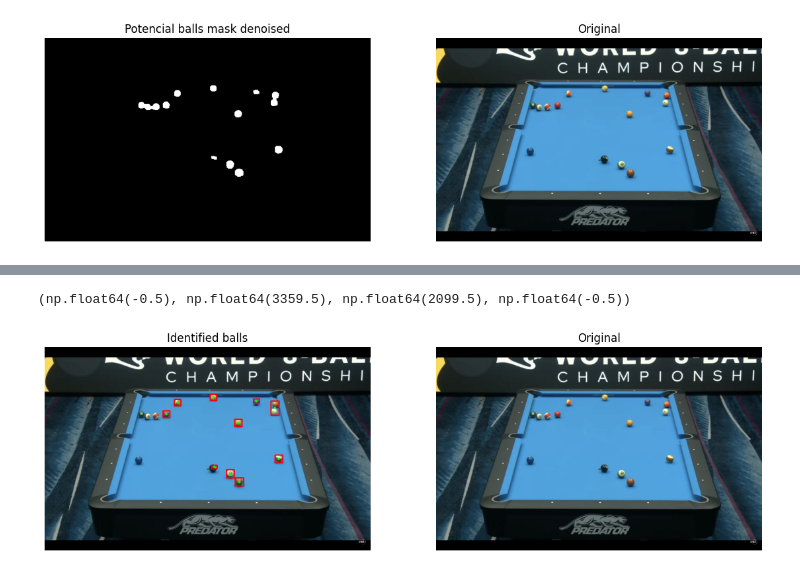
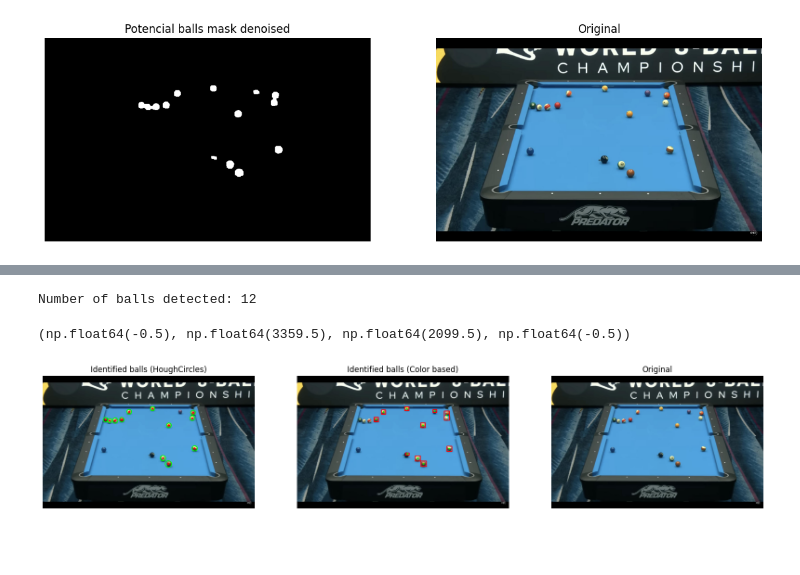
Before and after one commit to P-Silva1974746/CV_project, a Jupyter notebook: detect_balls.ipynb, the cells around one changed output, grey strips where cells are left out. Cells and saved outputs as stored; diff of their text form; code cells hidden in the pictures; blank space fills up the shorter version.

Commit message:
ADD: new ball detection approach Hough circles

```diff
--- a/detect_balls.ipynb
+++ b/detect_balls.ipynb
@@ -140,4 +165,14 @@ axarr[1].axis("off")
+# %%
+print(f"Number of balls detected: {circles.shape[1]}")
+# %% [output]
+Number of balls detected: 12
 # %%
+img_copy = cv2.imread(IMAGE_PATH)
+
+#resize
+height, width = img_copy.shape[:2]
+img_copy = cv2.resize(img_copy, (800, int(800 * height / width)))
+
 # find contours of the potential balls
 ball_contours, _ = cv2.findContours(potential_balls_mask, cv2.RETR_EXTERNAL, cv2.CHAIN_APPROX_SIMPLE)
 
@@ -157,23 +192,27 @@ for cnt in ball_contours:
                 x, y, w, h = cv2.boundingRect(cnt)
 
                 # Draw the bounding box on the original image
-                cv2.rectangle(img, (x, y), (x + w, y + h), (0, 0, 255), 2)
+                cv2.rectangle(img_copy, (x, y), (x + w, y + h), (0, 0, 255), 2)
 
                 # Optional: Draw the center point
                 center = (x + w//2, y + h//2)
-                cv2.circle(img, center, 3, (0, 255, 0), -1)
+                cv2.circle(img_copy, center, 3, (0, 255, 0), -1)
 # %%
-f, axarr = plt.subplots(1, 2, figsize=(14, 4))
+f, axarr = plt.subplots(1, 3, figsize=(20, 4))
 
 axarr[0].imshow(cv2.cvtColor(img, cv2.COLOR_BGR2RGB))
-axarr[0].set_title("Identified balls")
+axarr[0].set_title("Identified balls (HoughCircles)")
 axarr[0].axis("off")
 
 
 img_2 = cv2.imread(IMAGE_PATH)
-axarr[1].imshow(cv2.cvtColor(img_2, cv2.COLOR_BGR2RGB))
-axarr[1].set_title("Original")
+axarr[1].imshow(cv2.cvtColor(img_copy, cv2.COLOR_BGR2RGB))
+axarr[1].set_title("Identified balls (Color based)")
 axarr[1].axis("off")
+
+axarr[2].imshow(cv2.cvtColor(img_ori, cv2.COLOR_BGR2RGB))
+axarr[2].set_title("Original")
+axarr[2].axis("off")
 # %% [output]
 (np.float64(-0.5), np.float64(3359.5), np.float64(2099.5), np.float64(-0.5))
-[figure, old version]
+[figure, new version]
```
Also changed, not shown: parts of 2 cells of this notebook.
